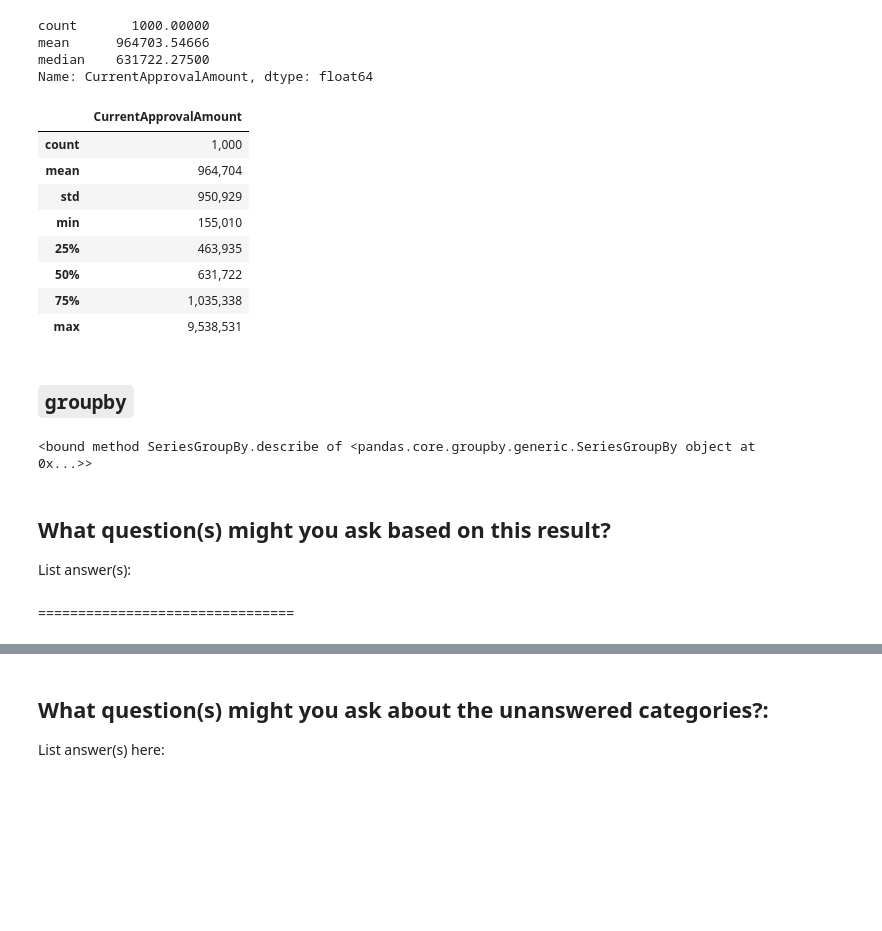
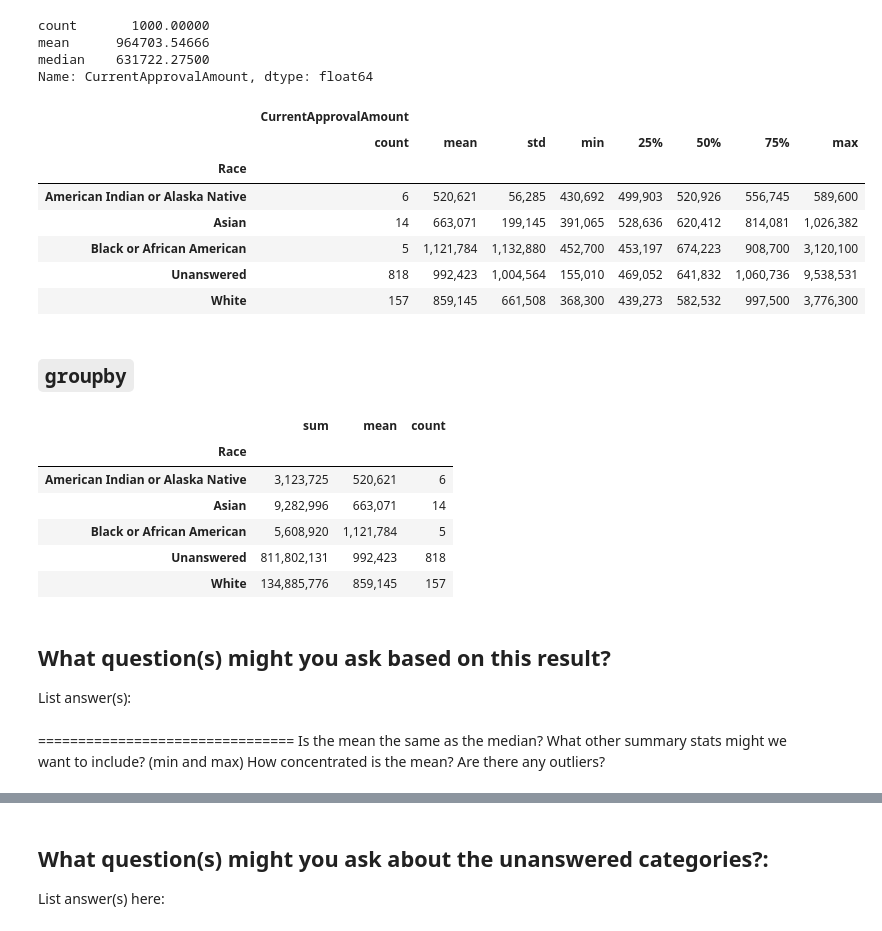
Before and after one commit to Marycunningham79/2023-spring-data-journalism, a Jupyter notebook: homework/hw-for-wk-08-groupby-COMPLETE.ipynb, the cells around one changed output, grey strips where cells are left out. Cells and saved outputs as stored; diff of their text form; code cells hidden in the pictures; blank space fills up the shorter version.

````diff
--- a/homework/hw-for-wk-08-groupby-COMPLETE.ipynb
+++ b/homework/hw-for-wk-08-groupby-COMPLETE.ipynb
@@ -64,31 +64,40 @@ pd.options.display.float_format = '{:,.0f}'.format
 # %%
 ## What summary statistics for the CurrentApprovalAmount by Race?
 ## if you get scientific notation, round it by running the display option that changes the default display
 ## run the display code here
-df[["CurrentApprovalAmount","Race"]].describe()
+##df[["CurrentApprovalAmount","Race"]] .describe()
+df.groupby("Race")[["CurrentApprovalAmount"]].describe()
 # %% [output]
-|  | CurrentApprovalAmount |
-| count | 1,000 |
-| mean | 964,704 |
-| std | 950,929 |
-| min | 155,010 |
-| 25% | 463,935 |
-| 50% | 631,722 |
-| 75% | 1,035,338 |
-| max | 9,538,531 |
+|  | CurrentApprovalAmount |  |  |  |  |  |  |  |
+|  | count | mean | std | min | 25% | 50% | 75% | max |
+| Race |  |  |  |  |  |  |  |  |
+| American Indian or Alaska Native | 6 | 520,621 | 56,285 | 430,692 | 499,903 | 520,926 | 556,745 | 589,600 |
+| Asian | 14 | 663,071 | 199,145 | 391,065 | 528,636 | 620,412 | 814,081 | 1,026,382 |
+| Black or African American | 5 | 1,121,784 | 1,132,880 | 452,700 | 453,197 | 674,223 | 908,700 | 3,120,100 |
+| Unanswered | 818 | 992,423 | 1,004,564 | 155,010 | 469,052 | 641,832 | 1,060,736 | 9,538,531 |
+| White | 157 | 859,145 | 661,508 | 368,300 | 439,273 | 582,532 | 997,500 | 3,776,300 |
 # %% [markdown]
 ## ```groupby```
 # %%
 ## What is the sum, mean and count for the current
 ## approval amount for owners by race
-df.groupby("CurrentApprovalAmount")["Race"].describe
+df.groupby("Race")["CurrentApprovalAmount"].agg(["sum", "mean", "count"])
 # %% [output]
-<bound method SeriesGroupBy.describe of <pandas.core.groupby.generic.SeriesGroupBy object at 0x...>>
+|  | sum | mean | count |
+| Race |  |  |  |
+| American Indian or Alaska Native | 3,123,725 | 520,621 | 6 |
+| Asian | 9,282,996 | 663,071 | 14 |
+| Black or African American | 5,608,920 | 1,121,784 | 5 |
+| Unanswered | 811,802,131 | 992,423 | 818 |
+| White | 134,885,776 | 859,145 | 157 |
 # %% [markdown]
 ## What question(s) might you ask based on this result?
 
 List answer(s):
 # %% [markdown]
 ================================
+Is the mean the same as the median?
+What other summary stats might we want to include? (min and max)
+How concentrated is the mean? Are there any outliers?
 # %%
 ## What is the sum and mean for the ForgivenessAmount amount for owners by gender
````
Also changed, not shown: parts of 5 cells of this notebook.
